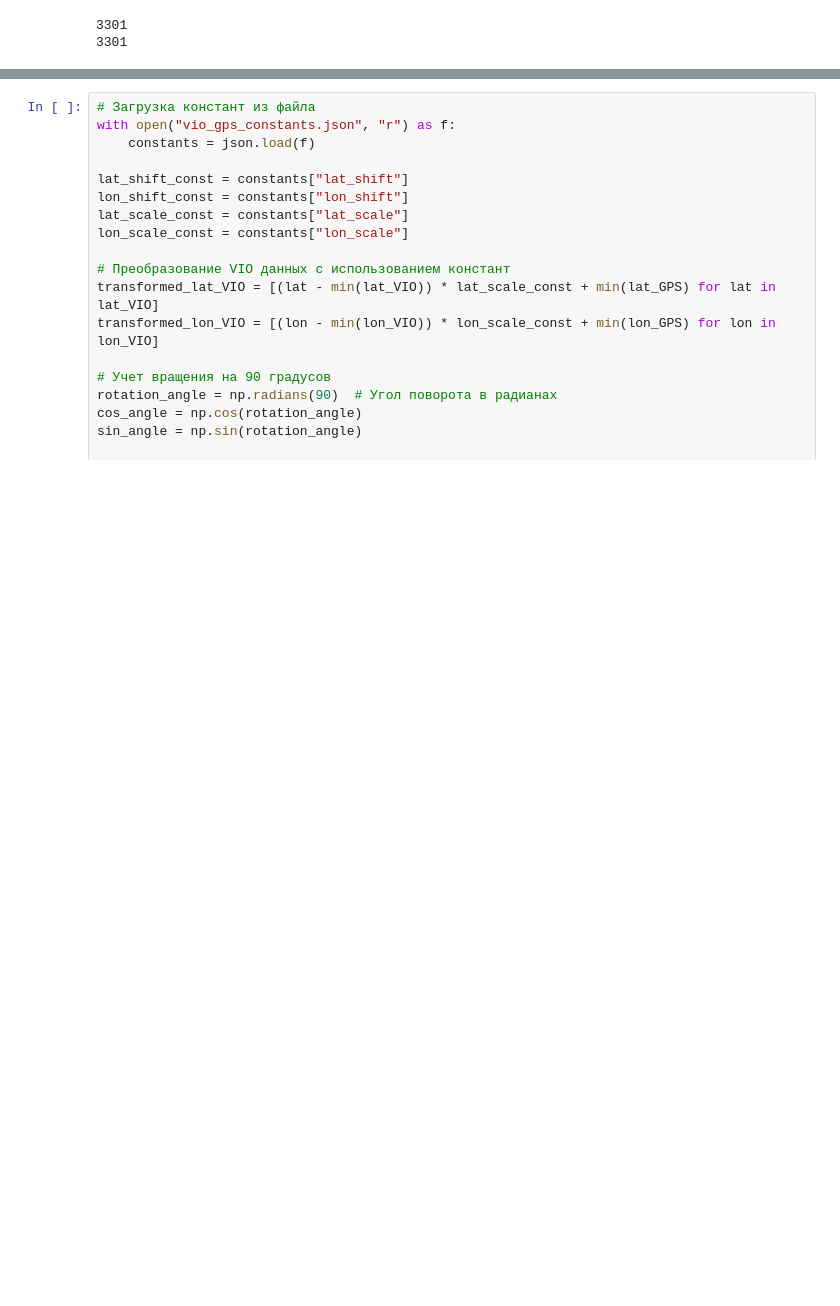
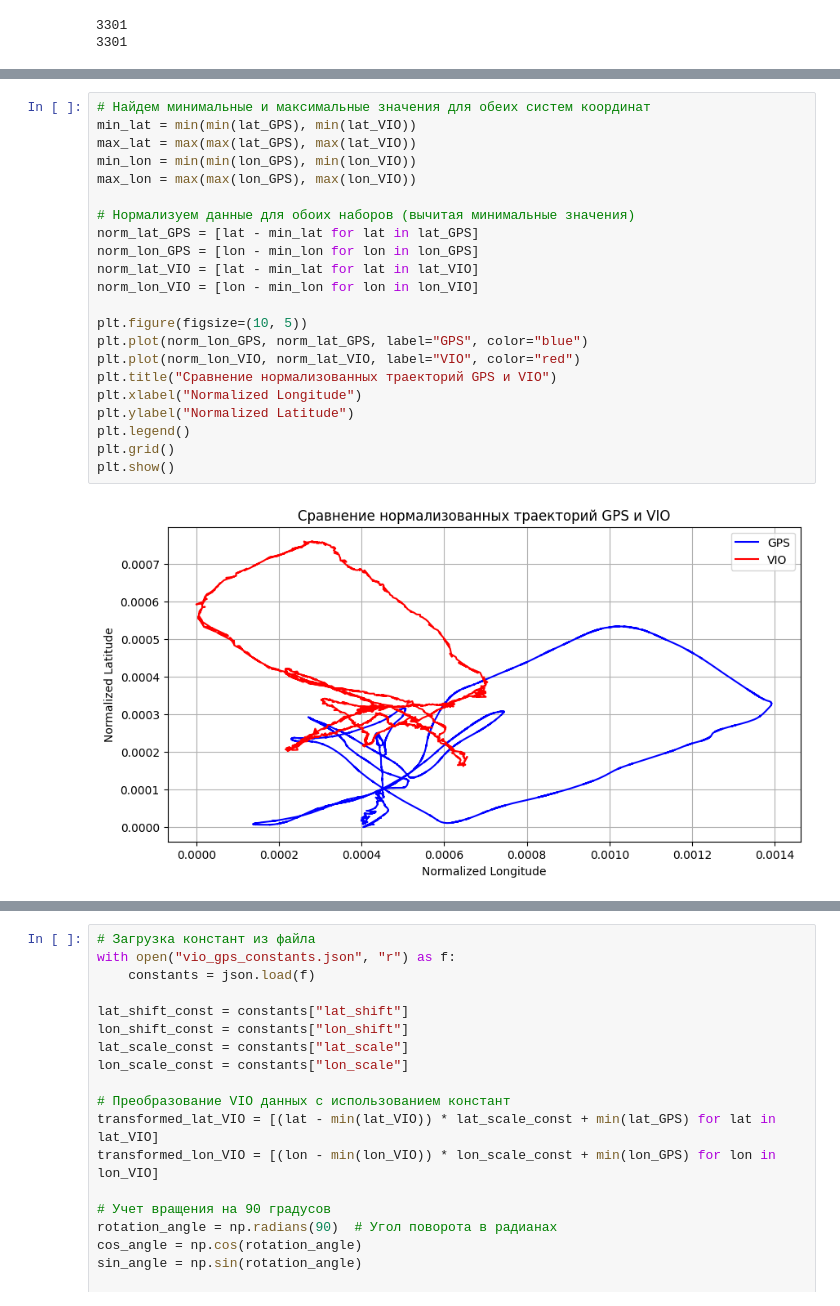
Before and after one commit to Razvald/helicopter, a Jupyter notebook: Calibrate/calibrate.ipynb, the cells around one changed output, grey strips where cells are left out. Cells and saved outputs as stored; diff of their text form; blank space fills up the shorter version.

```diff
--- a/Calibrate/calibrate.ipynb
+++ b/Calibrate/calibrate.ipynb
@@ -204,3 +227,27 @@ plt.show()
+# %%
+# Найдем минимальные и максимальные значения для обеих систем координат
+min_lat = min(min(lat_GPS), min(lat_VIO))
+max_lat = max(max(lat_GPS), max(lat_VIO))
+min_lon = min(min(lon_GPS), min(lon_VIO))
+max_lon = max(max(lon_GPS), max(lon_VIO))
+
+# Нормализуем данные для обоих наборов (вычитая минимальные значения)
+norm_lat_GPS = [lat - min_lat for lat in lat_GPS]
+norm_lon_GPS = [lon - min_lon for lon in lon_GPS]
+norm_lat_VIO = [lat - min_lat for lat in lat_VIO]
+norm_lon_VIO = [lon - min_lon for lon in lon_VIO]
+
+plt.figure(figsize=(10, 5))
+plt.plot(norm_lon_GPS, norm_lat_GPS, label="GPS", color="blue")
+plt.plot(norm_lon_VIO, norm_lat_VIO, label="VIO", color="red")
+plt.title("Сравнение нормализованных траекторий GPS и VIO")
+plt.xlabel("Normalized Longitude")
+plt.ylabel("Normalized Latitude")
+plt.legend()
+plt.grid()
+plt.show()
+# %% [output]
+[figure, added]
 # %%
 copy_lat_VIO = lat_VIO.copy()
 copy_lon_VIO = lon_VIO.copy()
```
Also changed, not shown: parts of 8 cells of this notebook, 1 other file.
